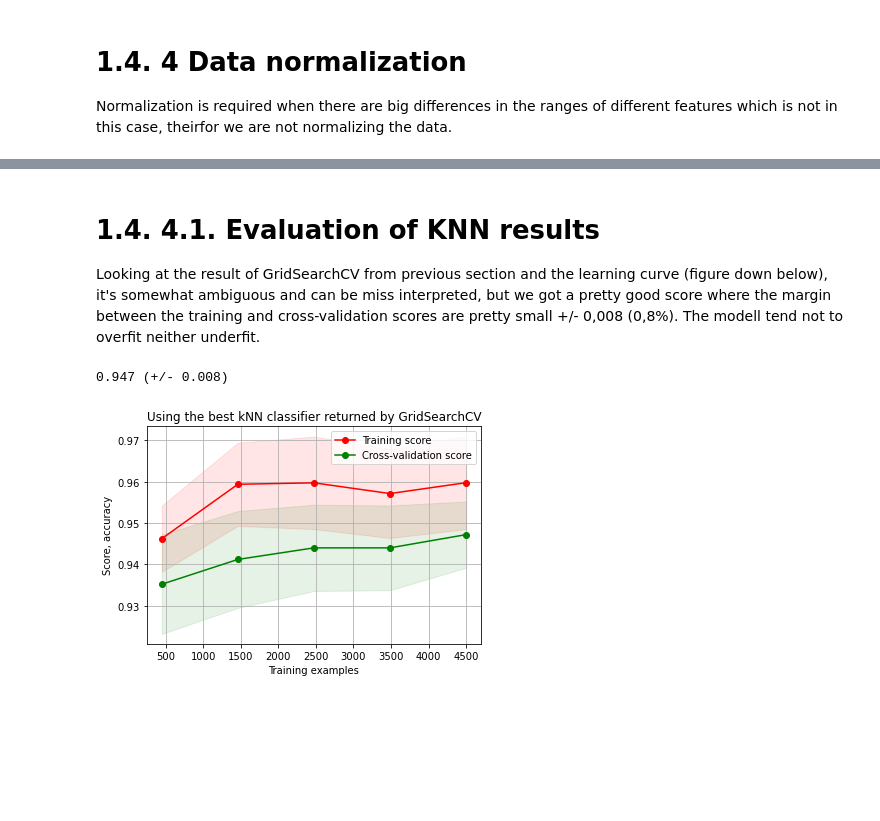
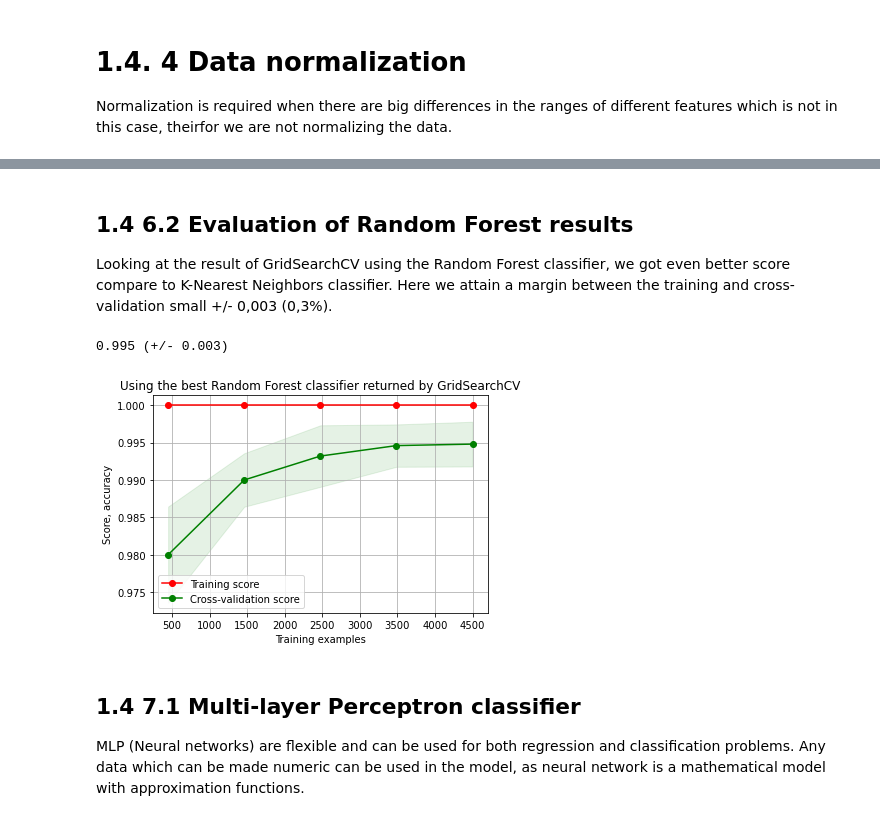
Before and after one commit to z0zz0/Learning-systems-project, a Jupyter notebook: Classification part/thyroidTrain.ipynb, the cells around one changed output, grey strips where cells are left out. Cells and saved outputs as stored; diff of their text form; code cells hidden in the pictures; blank space fills up the shorter version.

```diff
--- a/Classification part/thyroidTrain.ipynb
+++ b/Classification part/thyroidTrain.ipynb
@@ -118,0 +129,35 @@ Normalization is required when there are big differences in the ranges of differ
+# %%
+import numpy as np
+import matplotlib.pyplot as plt
+%matplotlib inline
+
+#Parameters to pass in to the grid
+param_grid = [{'n_neighbors':list(range(1, 31)),
+               'weights':['uniform'],
+               'algorithm':['ball_tree', 'kd_tree', 'brute'],
+               'leaf_size':[30],
+               'p':[1,2,3],
+               'metric':['minkowski', 'euclidean', 'manhattan', 'chebyshev', 'seuclidean', 'mahalanobis'],
+               'metric_params':[None],
+               'n_jobs':[-1]
+              }]
+
+# instantiating the model
+knn = KNeighborsClassifier()
+
+# Using gridsearch with 10-fold corssvalidation (cv=10) with k-range from 1-31
+print('Training the KNN, this might take some time..')
+knn_grid = GridSearchCV(knn, param_grid, cv=10, scoring='accuracy', n_jobs=-1, verbose=2)
+
+# fit the grid with training data
+knn_grid.fit(X_train, y_train)
+
+y_pred=knn_grid.predict(X_test)
+# Single best score achieved across all parameters (k)
+print ('\n\033[1mSingel best accuracy within k 1 to 30: \033[0m \n{}'.format(grid.best_score_))
+
+# Actual model object fit with those best parameters
+knn_clf = knn_grid.best_estimator_
+
+print ('\n\033[1mBest parameters of the KNN are following: \033[0m \n{}'.format(grid.best_params_))
+print()
@@ -167,26 +270,29 @@ Best parameters of the KNN are following:
 # %% [markdown]
-# 1.4. 4.1. Evaluation of KNN results
-Looking at the result of GridSearchCV from previous section and the learning curve (figure down below), it's somewhat ambiguous and can be miss interpreted, but we got a pretty good score where the margin between the training and cross-validation scores are pretty small +/- 0,008 (0,8%). The modell tend not to overfit neither underfit.
+## 1.4 6.2 Evaluation of Random Forest results
+Looking at the result of GridSearchCV using the Random Forest classifier, we got even better score compare to K-Nearest Neighbors classifier. Here we attain a margin between the training and cross-validation small +/- 0,003 (0,3%).
 # %%
-train_sizes, train_scores, test_scores = learning_curve(clf, X_train, y_train, cv=10, scoring='accuracy', n_jobs=-1)
+train_sizes, train_scores, test_scores = learning_curve(rfc_clf, X_train, y_train, cv=10, scoring='accuracy', n_jobs=-1)
 
 train_scores_mean = np.mean(train_scores, axis=1)
 train_scores_std = np.std(train_scores, axis=1)
 test_scores_mean = np.mean(test_scores, axis=1)
 test_scores_std = np.std(test_scores, axis=1)
 
 print("%0.3f (+/- %0.03f)" % (test_scores_mean[-1], test_scores_std[-1]))
 
-plt.title("Using the best kNN classifier returned by GridSearchCV")
+plt.title("Using the best Random Forest classifier returned by GridSearchCV")
 plt.xlabel("Training examples")
 plt.ylabel("Score, accuracy")
 plt.grid()
 plt.fill_between(train_sizes, train_scores_mean - train_scores_std, train_scores_mean + train_scores_std, alpha=0.1, color="r")
 plt.fill_between(train_sizes, test_scores_mean - test_scores_std, test_scores_mean + test_scores_std, alpha=0.1, color="g")
 plt.plot(train_sizes, train_scores_mean, 'o-', color="r", label="Training score")
 plt.plot(train_sizes, test_scores_mean, 'o-', color="g", label="Cross-validation score")
 plt.legend(loc="best")
 plt.show()
 # %% [output]
-0.947 (+/- 0.008)
+0.995 (+/- 0.003)
-[figure, old version]
+[figure, new version]
+# %% [markdown]
+## 1.4 7.1 Multi-layer Perceptron classifier
+MLP (Neural networks) are flexible and can be used for both regression and classification problems. Any data which can be made numeric can be used in the model, as neural network is a mathematical model with approximation functions.
```
Also changed, not shown: parts of 13 cells of this notebook.
